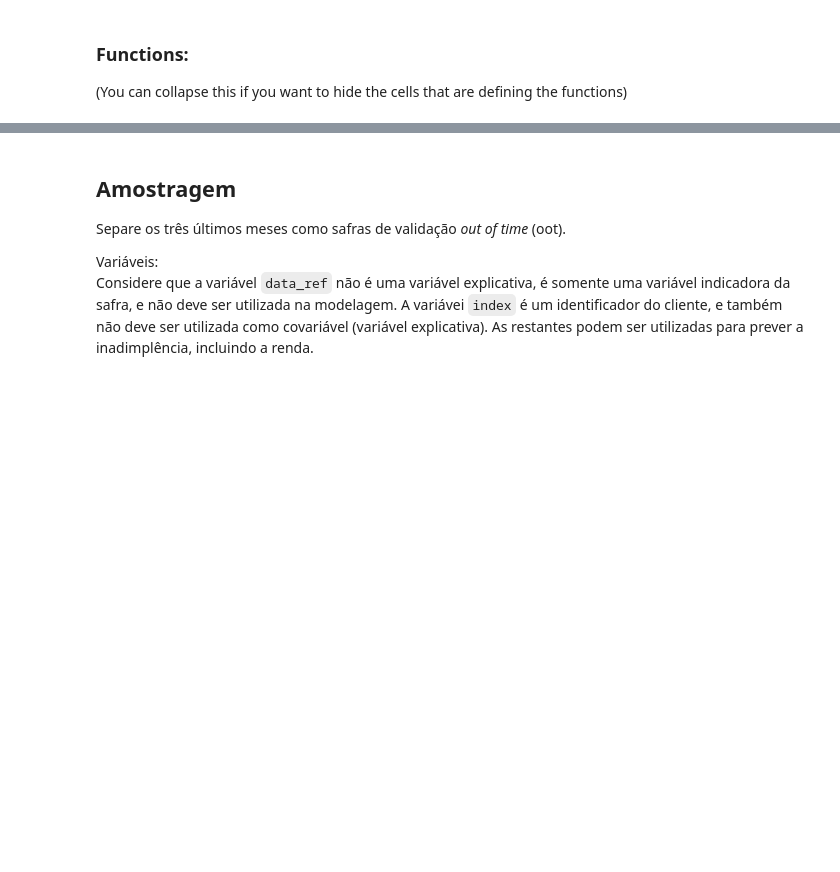
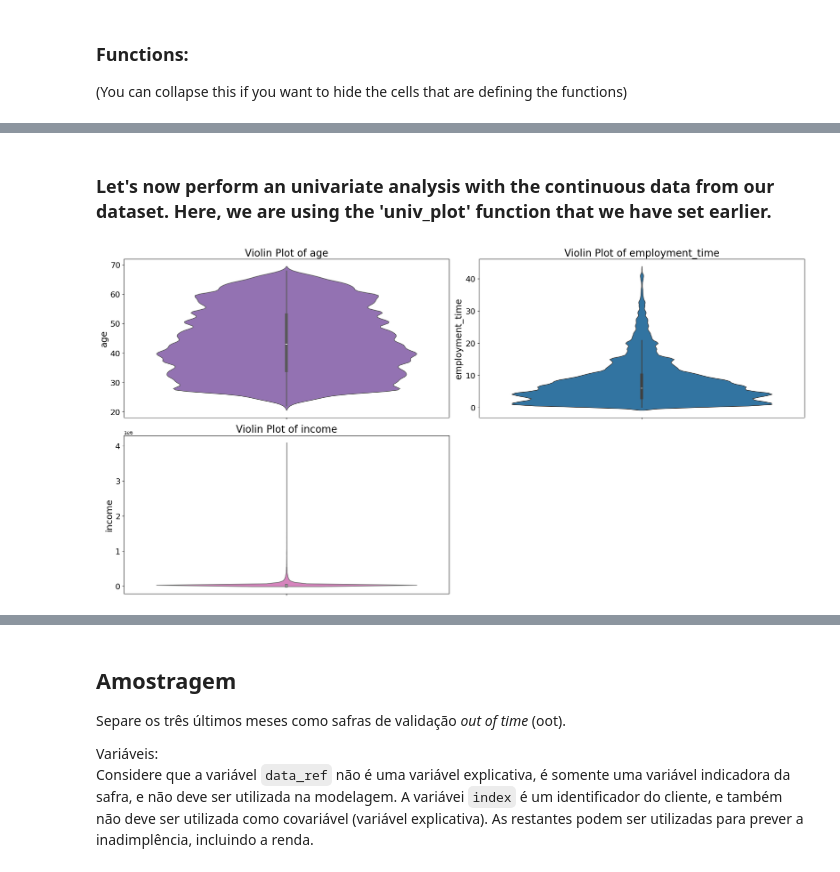
Before and after one commit to PedroHang/Credit-Scoring-Project, a Jupyter notebook: credit_scoring_original.ipynb, the cells around one changed output, grey strips where cells are left out. Cells and saved outputs as stored; diff of their text form; code cells hidden in the pictures; blank space fills up the shorter version.

```diff
--- a/credit_scoring_original.ipynb
+++ b/credit_scoring_original.ipynb
@@ -383,0 +474,6 @@ def biv_plot(df, x, y, threshold=15, sample_size=500):
+# %% [markdown]
+### Let's now perform an univariate analysis with the continuous data from our dataset. Here, we are using the 'univ_plot' function that we have set earlier.
+# %%
+univ_plot(df, categorical=False)
+# %% [output]
+[figure, added]
```
Also changed, not shown: parts of 15 cells of this notebook, 1 other file.
